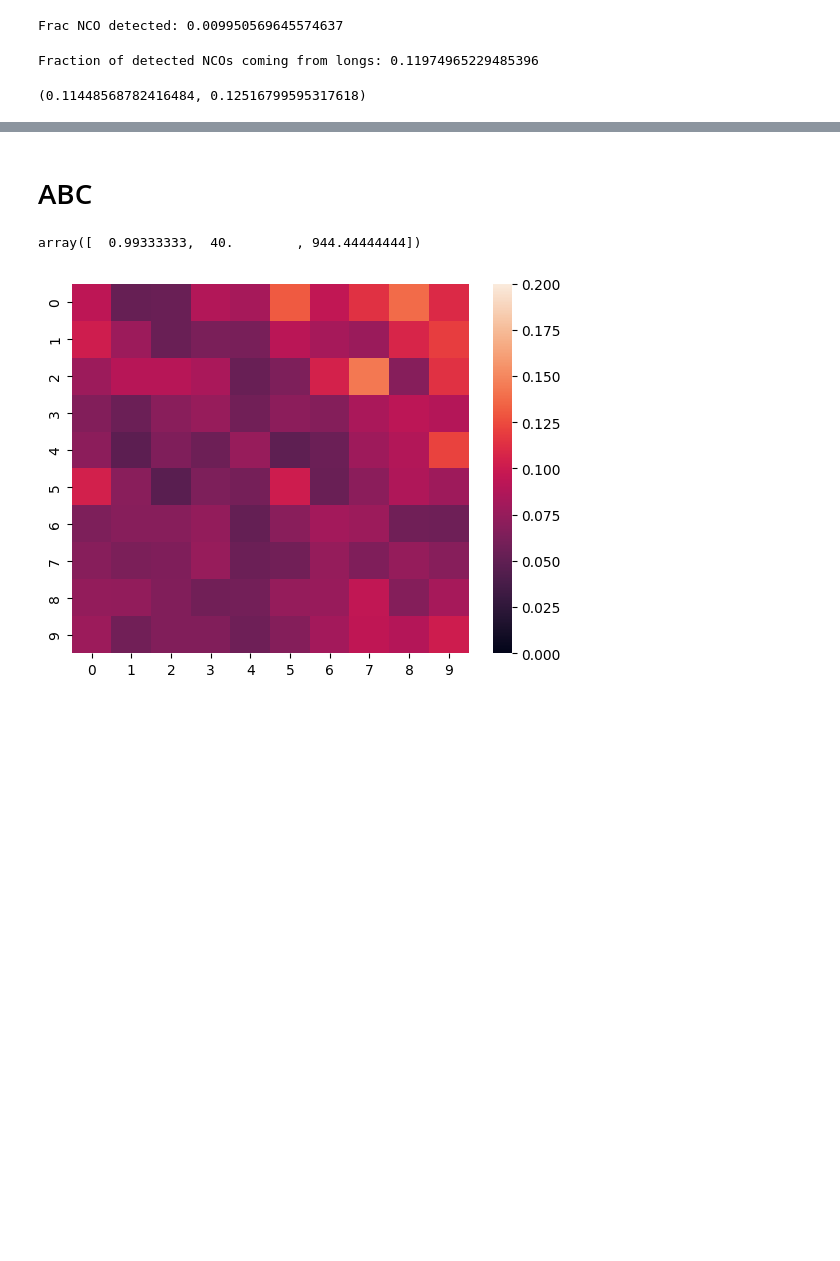
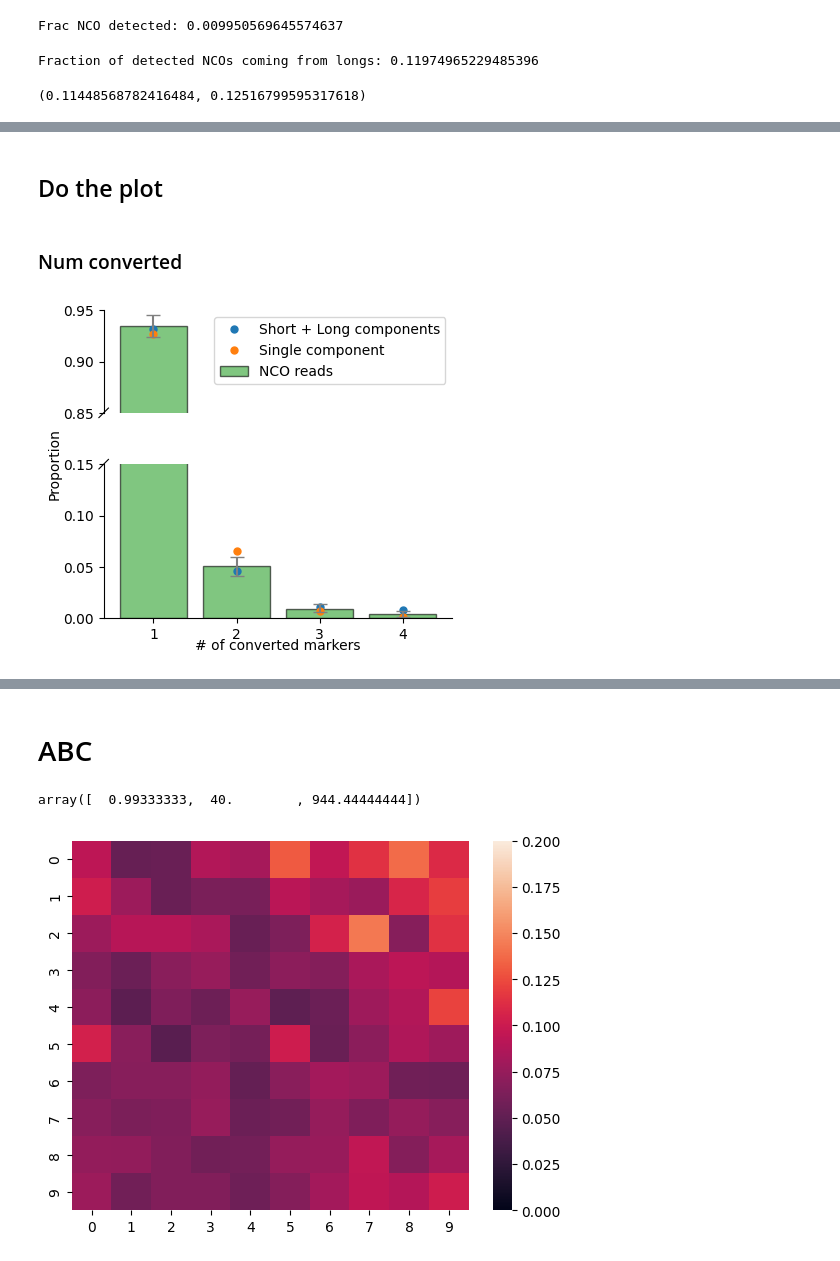
Before and after one commit to regevs/recombination, a Jupyter notebook: notebooks/20250407_abc_revisited.ipynb, the cells around one changed output, grey strips where cells are left out. Cells and saved outputs as stored; diff of their text form; code cells hidden in the pictures; blank space fills up the shorter version.

```diff
--- a/notebooks/20250407_abc_revisited.ipynb
+++ b/notebooks/20250407_abc_revisited.ipynb
@@ -362,0 +481,78 @@ statsmodels.stats.proportion.proportion_confint(
+# %% [markdown]
+## Do the plot
+# %% [markdown]
+### Num converted
+# %%
+total_n_converted = len(NCO_df["n_converted"])
+mns = np.histogram(NCO_df["n_converted"], bins=np.arange(1, 6)-1e-4)[0] / total_n_converted
+# %%
+total_conv_2comp = len(sim_stats_2comp_df["n_converted"])
+n_conv_mns_2comp = np.histogram(sim_stats_2comp_df["n_converted"], bins=np.arange(1, 6))[0] / total_conv_2comp
+
+total_conv_1comp = len(sim_stats_1comp_df["n_converted"])
+n_conv_mns_1comp = np.histogram(sim_stats_1comp_df["n_converted"], bins=np.arange(1, 6))[0] / total_conv_1comp
+# %%
+fig = plt.figure(figsize=(4.5,4))
+
+bax = brokenaxes(xlims=[(0.4, 4.6)], ylims=[(0, 0.15), (0.85, 0.95)], hspace=.4)
+
+ci_high_mix = scipy.stats.binom.isf(0.025, total_conv_2comp, n_conv_mns_2comp) / total_conv_2comp
+ci_low_mix = scipy.stats.binom.isf(1-0.025, total_conv_2comp, n_conv_mns_2comp) / total_conv_2comp
+
+bax.plot(
+    np.arange(len(n_conv_mns_2comp))+1,
+    n_conv_mns_2comp,
+    '.',
+    color="C0",
+    label="Short + Long components",
+    ms=10,
+);
+# bax.errorbar(
+#     x = np.arange(len(n_conv_mns_2comp))+1.1,
+#     y = n_conv_mns_2comp,
+#     yerr = np.maximum(0, np.array([[mn-ci_low, ci_high-mn] for mn, ci_low, ci_high in zip(n_conv_mns_2comp, ci_low_mix, ci_high_mix)]).T),
+#     ls = ' ',
+#     color='C0',
+# );
+
+ci_high_mix = scipy.stats.binom.isf(0.025, total_conv_1comp, n_conv_mns_1comp) / total_conv_1comp
+ci_low_mix = scipy.stats.binom.isf(1-0.025, total_conv_1comp, n_conv_mns_1comp) / total_conv_1comp
+bax.plot(
+    np.arange(len(n_conv_mns_1comp))+1,
+    n_conv_mns_1comp,
+    '.',
+    color="C1",
+    label="Single component",
+    ms=10,
+)
+# bax.errorbar(
+#     x = np.arange(len(n_conv_mns_1comp))+1.1,
+#     y = n_conv_mns_1comp,
+#     yerr = np.maximum(0, np.array([[mn-ci_low, ci_high-mn] for mn, ci_low, ci_high in zip(n_conv_mns_1comp, ci_low_mix, ci_high_mix)]).T),
+#     ls = ' ',
+#     color='C1',
+# )
+
+ci_high_mix = scipy.stats.binom.isf(0.025, total_n_converted, mns) / total_n_converted
+ci_low_mix = scipy.stats.binom.isf(1-0.025, total_n_converted, mns) / total_n_converted
+
+bax.bar(
+    x=np.arange(len(mns))+1,
+    height=mns,
+    yerr = np.maximum(0, np.array([[mn-ci_low, ci_high-mn] for mn, ci_low, ci_high in zip(mns, ci_low_mix, ci_high_mix)]).T),
+    color=NCO_color,
+    alpha=0.6,
+    label="NCO reads",
+    edgecolor="black",
+    linewidth=1,
+    capsize=5,
+    ecolor="gray",
+)
+
+bax.set_xlabel("# of converted markers")
+bax.set_ylabel("Proportion");
+bax.legend();
+
+fig.savefig("/nfs/treeoflife-01/teams/tola/users/rs42/git/sperm/figures/revision/n_converted.pdf")
+# %% [output]
+[figure, added]
```
Also changed, not shown: parts of 12 cells of this notebook, 18 other files.
